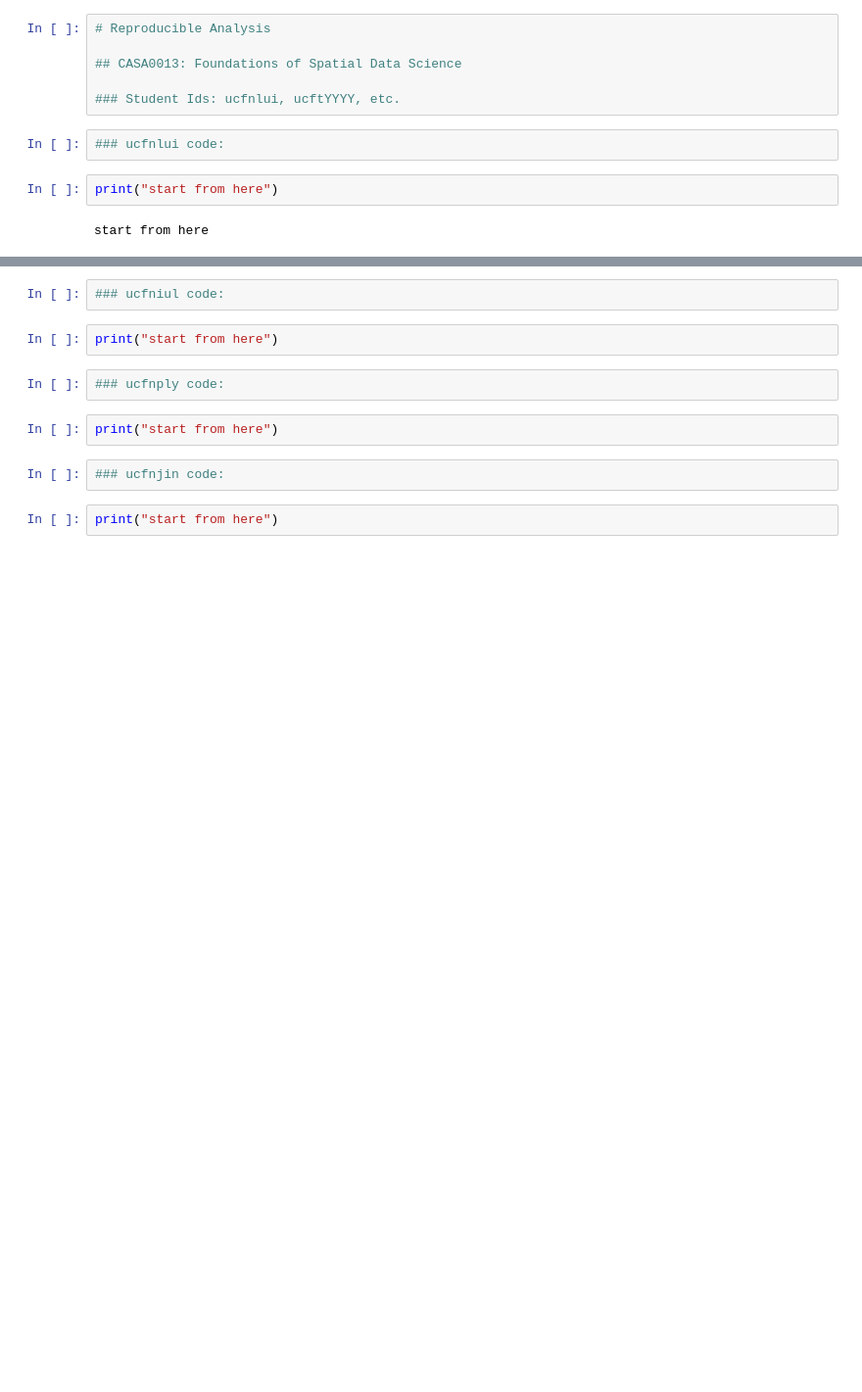
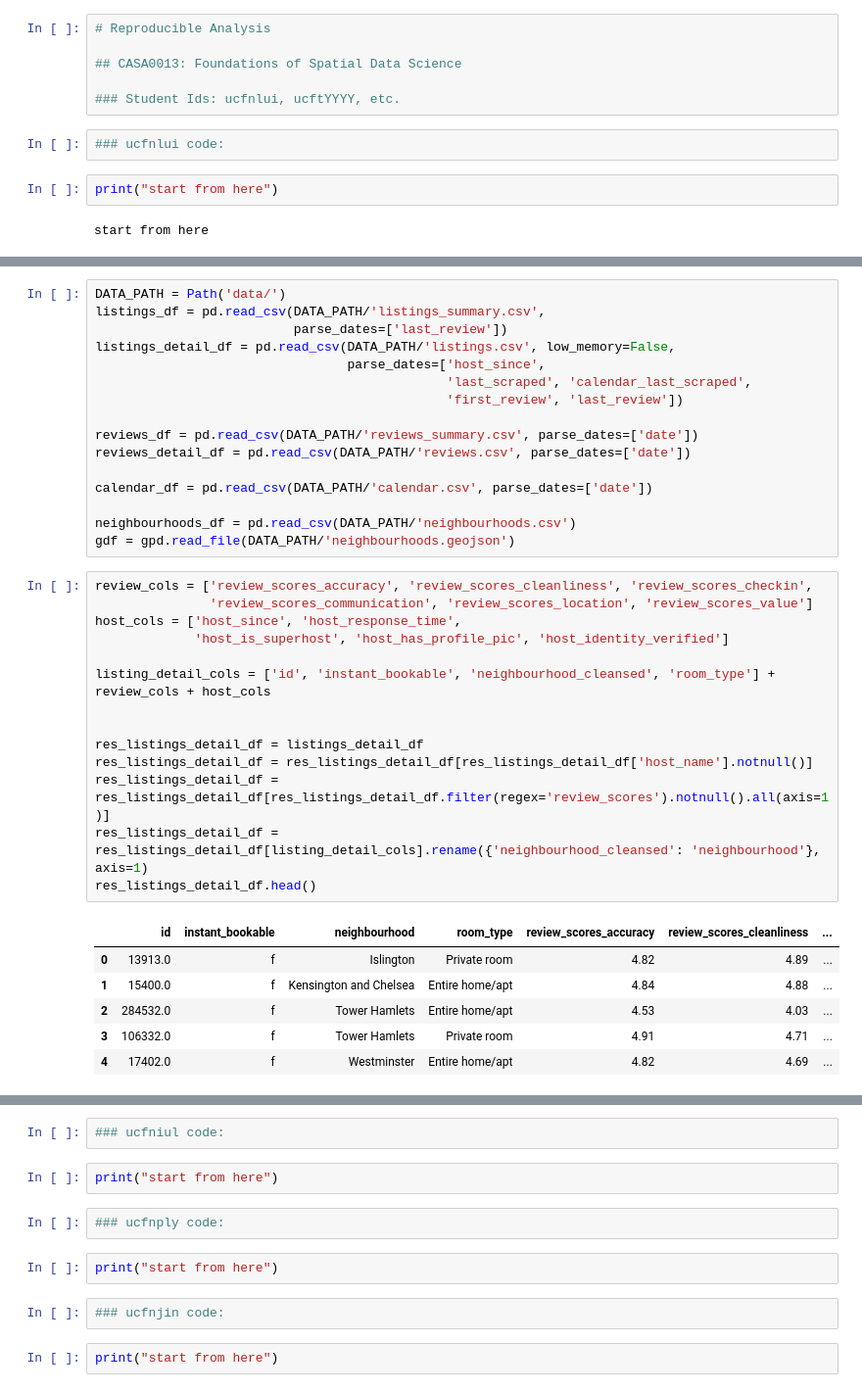
Before and after one commit to ucfnlui/FSDS-CW2-GAGAGAGA-, a Jupyter notebook: Reproducible Analysis/ReproAnalysis.ipynb, the cells around one changed output, grey strips where cells are left out. Shown: that part at 98% size. Drawn from its saved outputs; the diff is of its cells as text; blank space fills up the shorter version.

```diff
--- a/Reproducible Analysis/ReproAnalysis.ipynb
+++ b/Reproducible Analysis/ReproAnalysis.ipynb
@@ -12,0 +28,37 @@ start from here
+# %%
+DATA_PATH = Path('data/')
+listings_df = pd.read_csv(DATA_PATH/'listings_summary.csv',
+                          parse_dates=['last_review'])
+listings_detail_df = pd.read_csv(DATA_PATH/'listings.csv', low_memory=False,
+                                 parse_dates=['host_since',
+                                              'last_scraped', 'calendar_last_scraped',
+                                              'first_review', 'last_review'])
+
+reviews_df = pd.read_csv(DATA_PATH/'reviews_summary.csv', parse_dates=['date'])
+reviews_detail_df = pd.read_csv(DATA_PATH/'reviews.csv', parse_dates=['date'])
+
+calendar_df = pd.read_csv(DATA_PATH/'calendar.csv', parse_dates=['date'])
+
+neighbourhoods_df = pd.read_csv(DATA_PATH/'neighbourhoods.csv')
+gdf = gpd.read_file(DATA_PATH/'neighbourhoods.geojson')
+# %%
+review_cols = ['review_scores_accuracy', 'review_scores_cleanliness', 'review_scores_checkin',
+               'review_scores_communication', 'review_scores_location', 'review_scores_value']
+host_cols = ['host_since', 'host_response_time',
+             'host_is_superhost', 'host_has_profile_pic', 'host_identity_verified']
+
+listing_detail_cols = ['id', 'instant_bookable', 'neighbourhood_cleansed', 'room_type'] + review_cols + host_cols
+
+
+res_listings_detail_df = listings_detail_df
+res_listings_detail_df = res_listings_detail_df[res_listings_detail_df['host_name'].notnull()]
+res_listings_detail_df = res_listings_detail_df[res_listings_detail_df.filter(regex='review_scores').notnull().all(axis=1)]
+res_listings_detail_df = res_listings_detail_df[listing_detail_cols].rename({'neighbourhood_cleansed': 'neighbourhood'}, axis=1)
+res_listings_detail_df.head()
+# %% [output]
+|  | id | instant_bookable | neighbourhood | room_type | review_scores_accuracy | review_scores_cleanliness | ... |
+| 0 | 13913.0 | f | Islington | Private room | 4.82 | 4.89 | ... |
+| 1 | 15400.0 | f | Kensington and Chelsea | Entire home/apt | 4.84 | 4.88 | ... |
+| 2 | 284532.0 | f | Tower Hamlets | Entire home/apt | 4.53 | 4.03 | ... |
+| 3 | 106332.0 | f | Tower Hamlets | Private room | 4.91 | 4.71 | ... |
+| 4 | 17402.0 | f | Westminster | Entire home/apt | 4.82 | 4.69 | ... |
```
Also changed, not shown: parts of 6 cells of this notebook.
